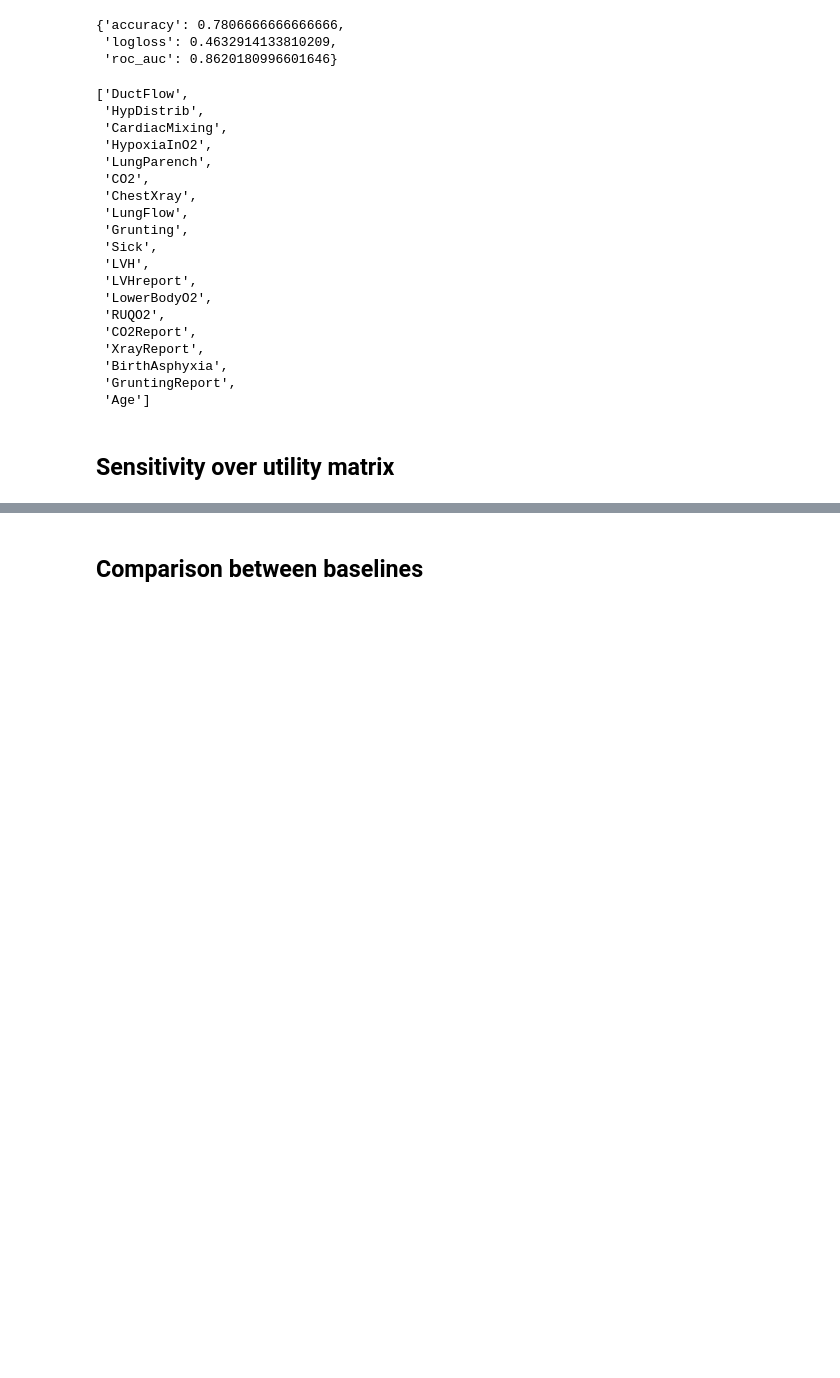
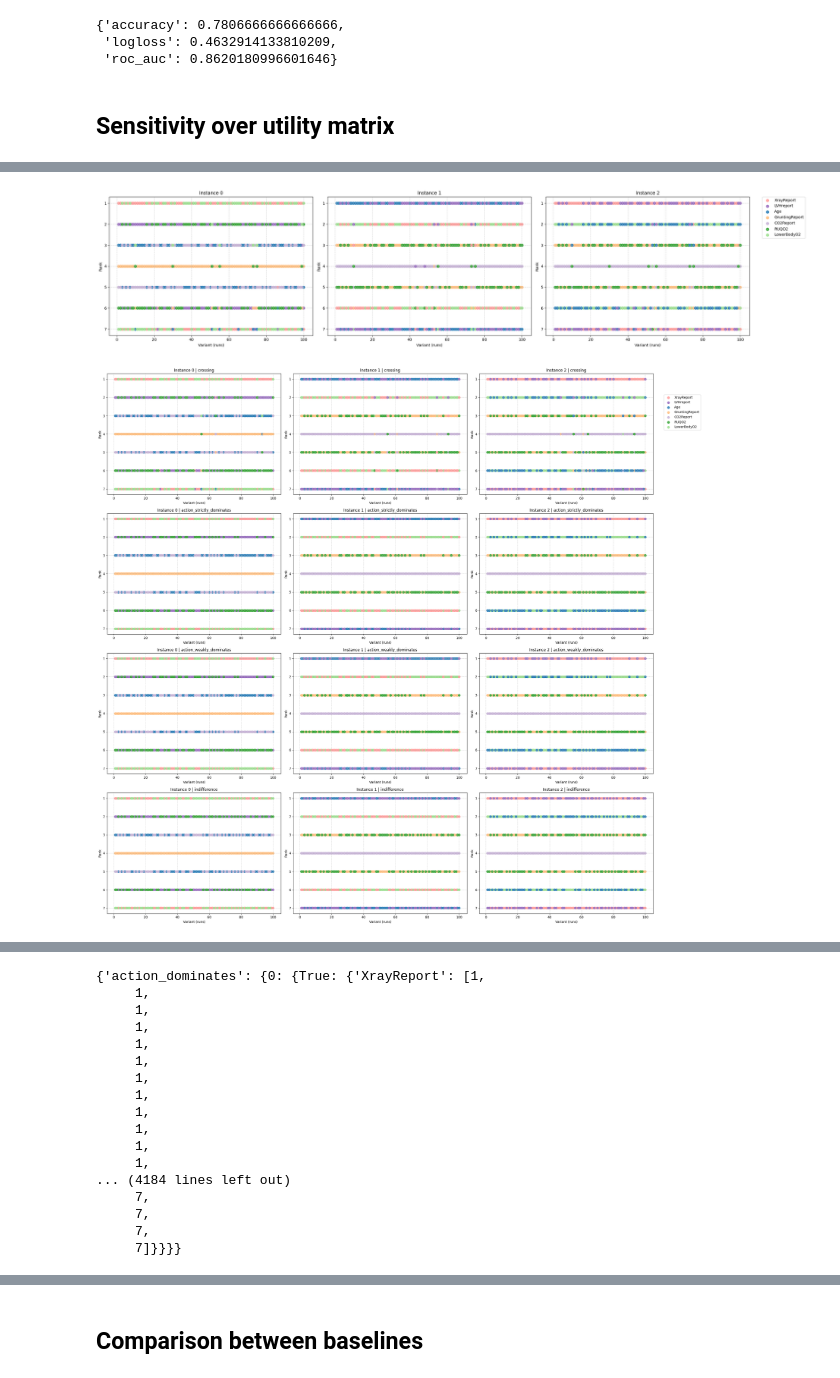
Before and after one commit to alexisvuvietnam/UtilityAlignedExplainer, a Jupyter notebook: experiment_child.ipynb, the cells around one changed output, grey strips where cells are left out. Saved outputs shown, nothing was run; the diff lists cells and outputs as text; code cells hidden in the pictures; blank space fills up the shorter version.

```diff
--- a/experiment_child.ipynb
+++ b/experiment_child.ipynb
@@ -183,28 +183,6 @@ model_performance(model, X_test, y_test)
 {'accuracy': 0.7806666666666666,
  'logloss': 0.4632914133810209,
  'roc_auc': 0.8620180996601646}
-# %%
-full_features
-# %% [output]
-['DuctFlow',
- 'HypDistrib',
- 'CardiacMixing',
- 'HypoxiaInO2',
- 'LungParench',
- 'CO2',
- 'ChestXray',
- 'LungFlow',
- 'Grunting',
- 'Sick',
- 'LVH',
- 'LVHreport',
- 'LowerBodyO2',
- 'RUQO2',
- 'CO2Report',
- 'XrayReport',
- 'BirthAsphyxia',
- 'GruntingReport',
- 'Age']
 # %% [markdown]
 ## Sensitivity over utility matrix
 # %%
@@ -274,4 +252,11 @@ display(full_graph)
 # %% [output]
 [drawing not drawn]
 # %%
-explainer_tester = ExplainerTester("Sensitivity", model, features, actions, full_causal, X_train)
+explainer_tester = ExplainerTester("Sensitivity", model, features, rq1_actions, rq1_causal, X_train)
+x_instances = X_test.sample(n=3, random_state=RANDOM_SEED)
+explainer_tester.test_explain_instance_phase_1(x_instances, display=True)
+explainer_tester.test_explain_instance_phase_2(x_instances, category=["crossing", "action_strictly_dominates", "action_weakly_dominates", "indifference"], display=True)
+explainer_tester.test_explain_instance_phase_3(x_instances, category="action_dominates", display=True)
+# %% [output]
+[figure, added]
+[figure, added]
@@ -278 +264,18 @@ explainer_tester = ExplainerTester("Sensitivity", model, features, actions, full
+{'action_dominates': {0: {True: {'XrayReport': [1,
+     1,
+     1,
+     1,
+     1,
+     1,
+     1,
+     1,
+     1,
+     1,
+     1,
+     1,
+... (4184 lines left out)
+     7,
+     7,
+     7,
+     7]}}}}
 # %%
```
Also changed, not shown: parts of 4 cells of this notebook.
